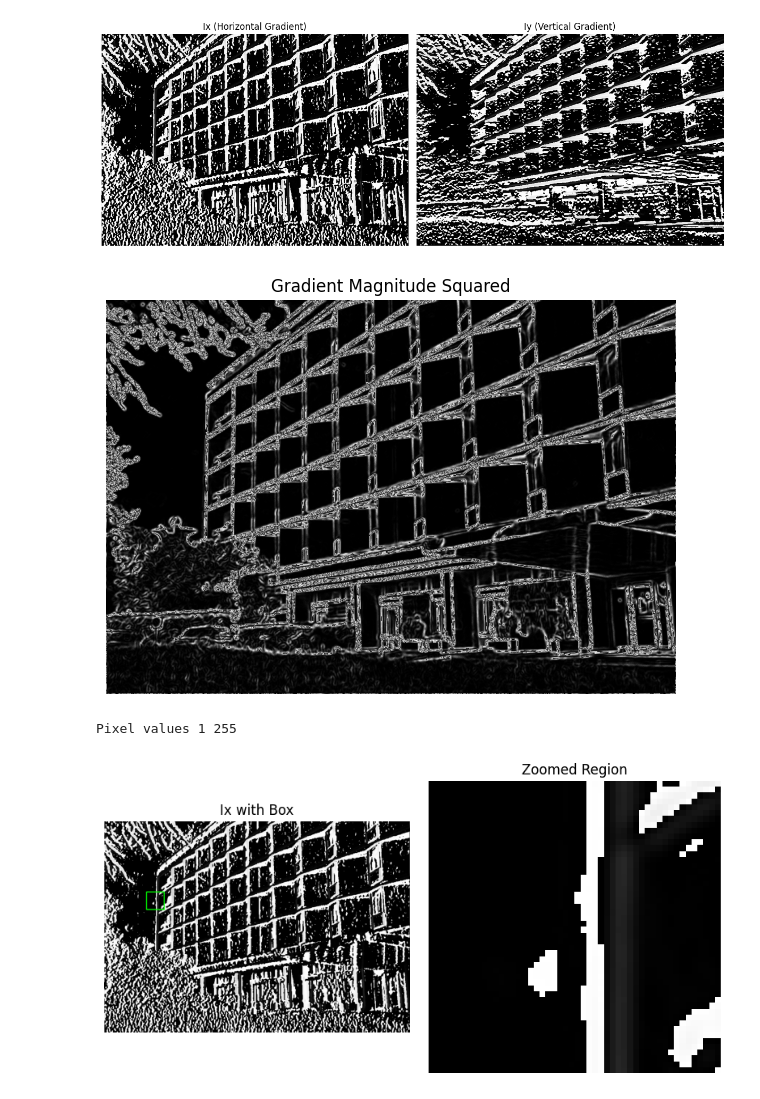
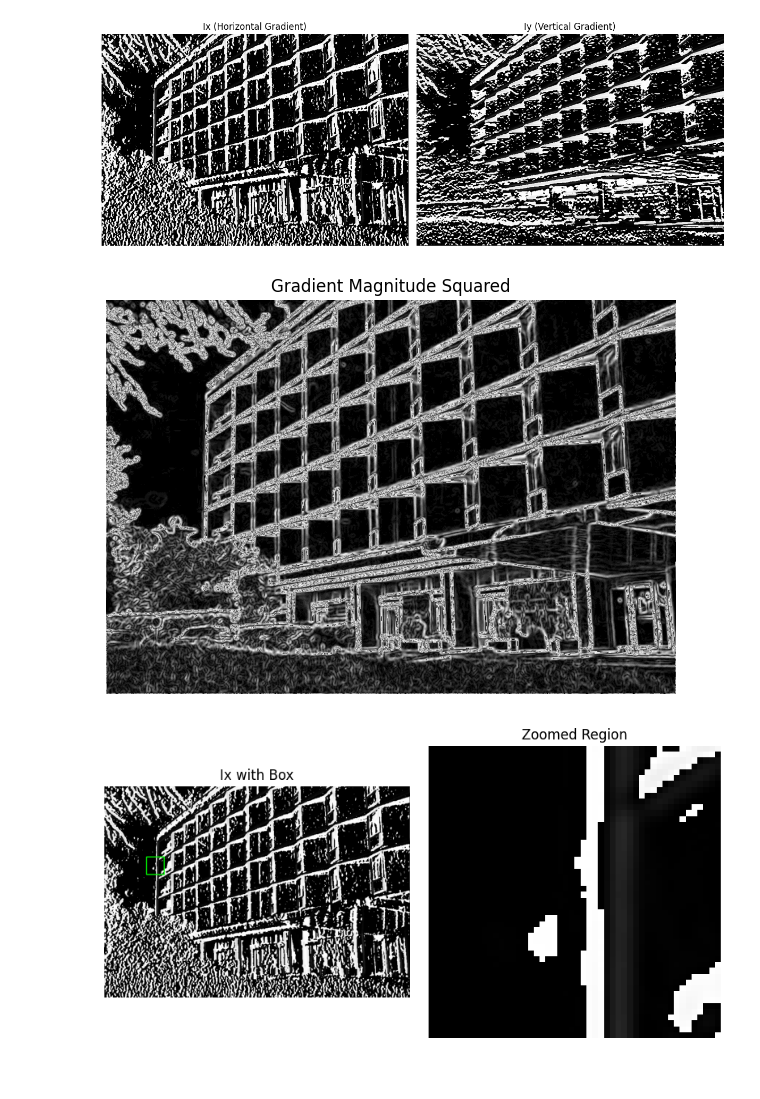
Before and after one commit to aryanj112/computer-vision, a Jupyter notebook: notebooks/canny-edge-detection.ipynb, the cells around one changed output. Drawn from its saved outputs; the diff is of its cells as text; code cells hidden in the pictures.

```diff
--- a/notebooks/canny-edge-detection.ipynb
+++ b/notebooks/canny-edge-detection.ipynb
@@ -232,18 +232,18 @@ plt.show()
 [figure]
 # %%
 # We now can combine them and this will give us all the edges in the image
-grad_mag = np.square(Ix) + np.square(Iy)
+grad_mag = np.sqrt(np.square(Ix) + np.square(Iy))
 
 plt.figure(figsize=(6,5))
 plt.imshow(grad_mag, cmap="gray")
 plt.title("Gradient Magnitude Squared")
 plt.axis("off")
 
 plt.tight_layout()
 plt.savefig("../outputs/canny-edge-detection/gradient_magnitude.png", bbox_inches="tight")
 plt.show()
 # %% [output]
-[figure, old version]
+[figure, new version]
 # %%
 # We are going to be zooming into the Ix gradient to illustrate how in NMS we are thinning out edges as opposed to erasing them
 # code isn't too useful to understand but more why this matters in the blog
@@ -254,8 +254,6 @@ Ix_norm = (Ix_norm * 255).astype(np.uint8)
 Ix_rgb = cv2.cvtColor(Ix_norm, cv2.COLOR_GRAY2RGB)
 
 Ix_box = Ix_rgb.copy()
-
-print("Pixel values",Ix[225,165],Iy[225,165])
 
 x1, x2, y1, y2 = 120, 170, 200, 250
 cv2.rectangle(Ix_box, (x1, y1), (x2, y2), (0, 255, 0), 2)
@@ -278,5 +276,4 @@ plt.tight_layout()
 plt.savefig("../outputs/canny-edge-detection/ix_thinning.png", bbox_inches="tight")
 plt.show()
 # %% [output]
-Pixel values 1 255
 [figure]
```
Also changed, not shown: 2 other files.
